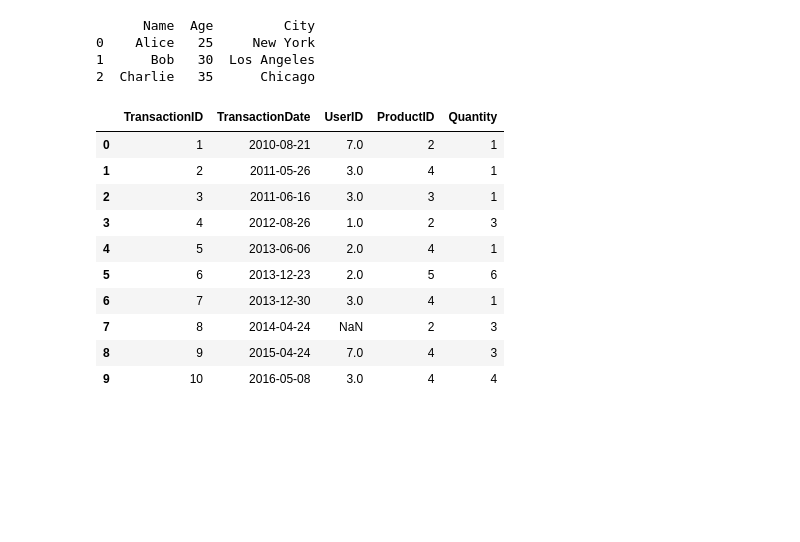
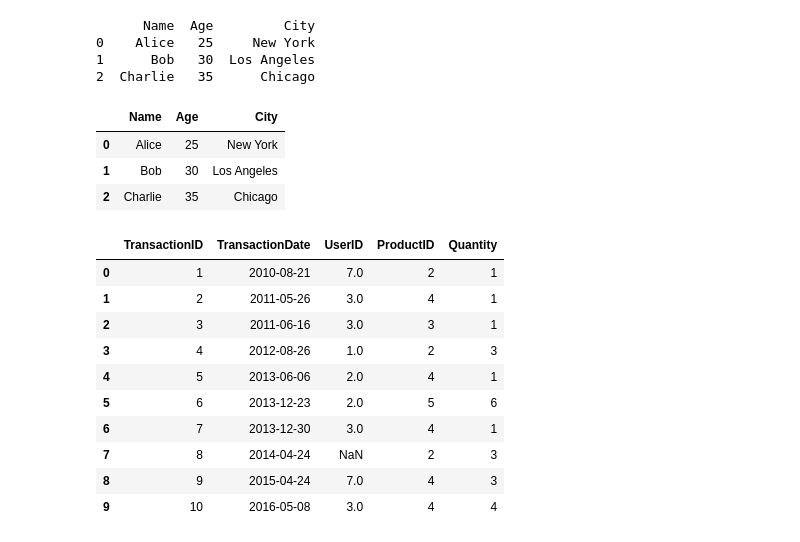
Before and after one commit to rakeshboyiri/MLLAB, a Jupyter notebook: week1/First.ipynb, the cells around one changed output. Drawn from its saved outputs; the diff is of its cells as text; code cells hidden in the pictures; blank space fills up the shorter version.

```diff
--- a/week1/First.ipynb
+++ b/week1/First.ipynb
@@ -43,6 +43,15 @@ print(df)
 2  Charlie   35      Chicago
 # %%
 df=pd.read_csv("transactions.csv")
+# %%
+df.index.tolist()
+df.drop(index=[1])
+df
+# %% [output]
+|  | Name | Age | City |
+| 0 | Alice | 25 | New York |
+| 1 | Bob | 30 | Los Angeles |
+| 2 | Charlie | 35 | Chicago |
 # %%
 df.head(10)
 # %% [output]
```
Also changed, not shown: parts of 9 cells of this notebook, 2 other files.
